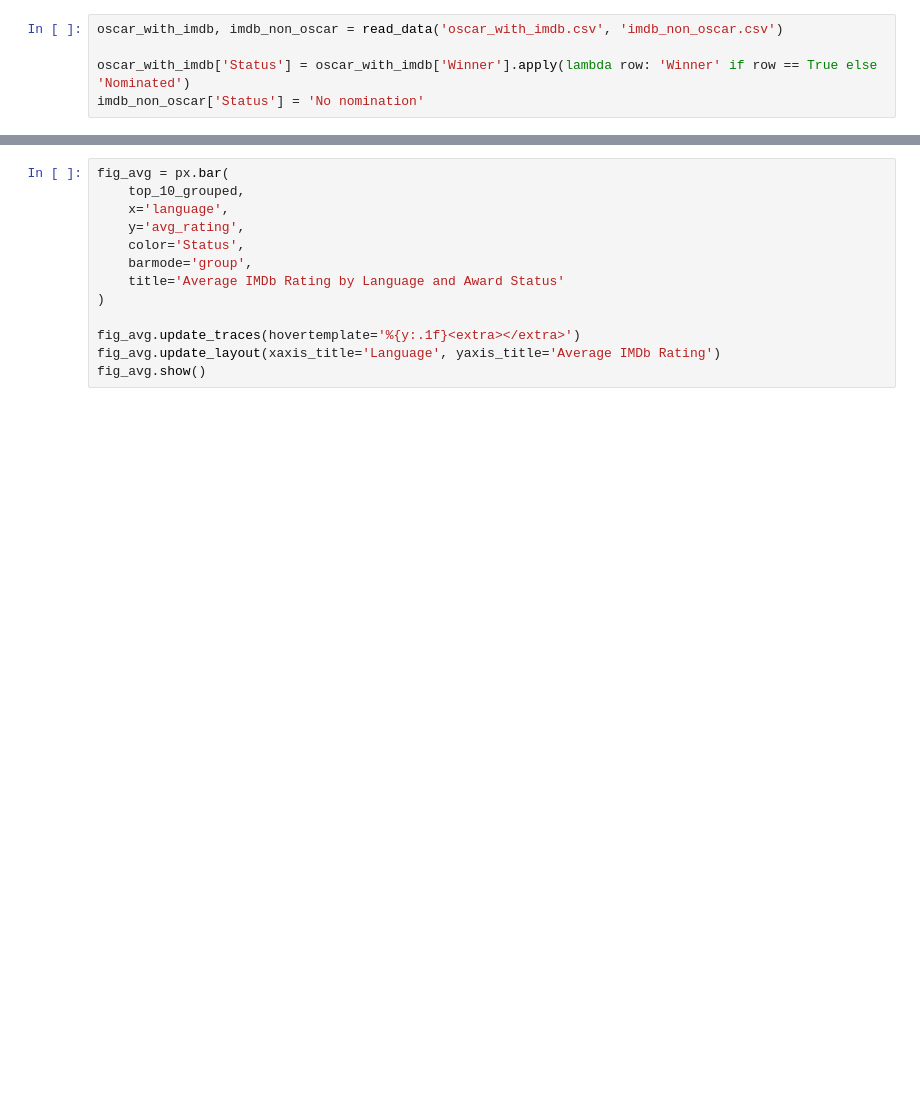
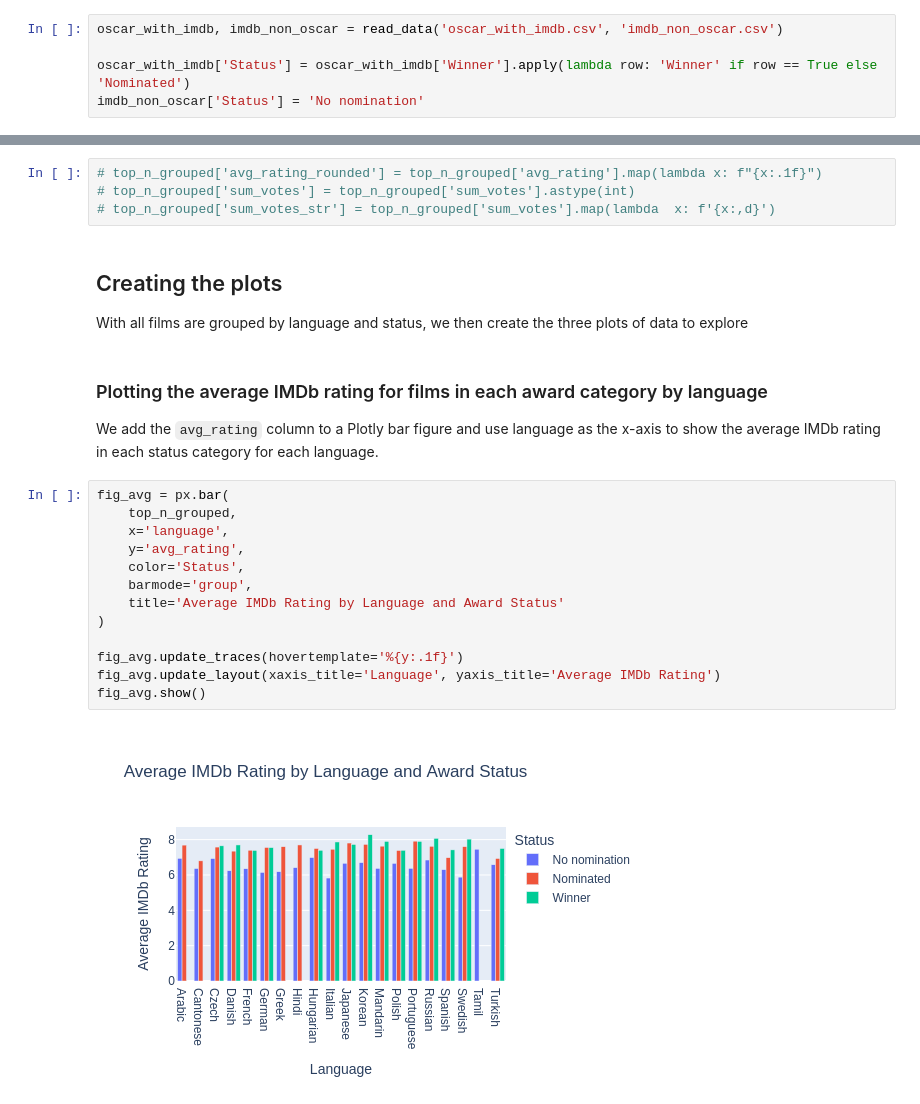
Before and after one commit to jad-bey/SIADS-593-Film-Awards-Data-Analysis, a Jupyter notebook: language graph.ipynb, the cells around one changed output, grey strips where cells are left out. Drawn from its saved outputs; the diff is of its cells as text; blank space fills up the shorter version.

```diff
--- a/language graph.ipynb
+++ b/language graph.ipynb
@@ -114,13 +90,25 @@ top_10_grouped
+# %%
+# top_n_grouped['avg_rating_rounded'] = top_n_grouped['avg_rating'].map(lambda x: f"{x:.1f}")
+# top_n_grouped['sum_votes'] = top_n_grouped['sum_votes'].astype(int)
+# top_n_grouped['sum_votes_str'] = top_n_grouped['sum_votes'].map(lambda  x: f'{x:,d}')
+# %% [markdown]
+## Creating the plots
+With all films are grouped by language and status, we then create the three plots of data to explore
+# %% [markdown]
+### Plotting the average IMDb rating for films in each award category by language
+We add the `avg_rating` column to a Plotly bar figure and use language as the x-axis to show the average IMDb rating in each status category for each language.
 # %%
 fig_avg = px.bar(
-    top_10_grouped,
+    top_n_grouped,
     x='language',
     y='avg_rating',
     color='Status',
     barmode='group',
     title='Average IMDb Rating by Language and Award Status'
 )
 
-fig_avg.update_traces(hovertemplate='%{y:.1f}<extra></extra>')
+fig_avg.update_traces(hovertemplate='%{y:.1f}')
 fig_avg.update_layout(xaxis_title='Language', yaxis_title='Average IMDb Rating')
 fig_avg.show()
+# %% [output]
+[figure, added]
```
Also changed, not shown: parts of 27 cells of this notebook, 2 other files.
